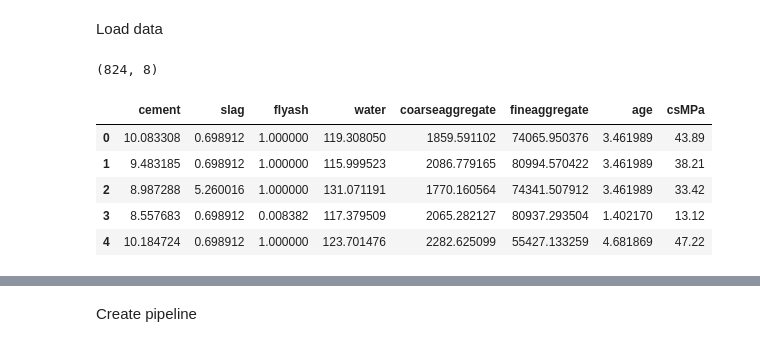
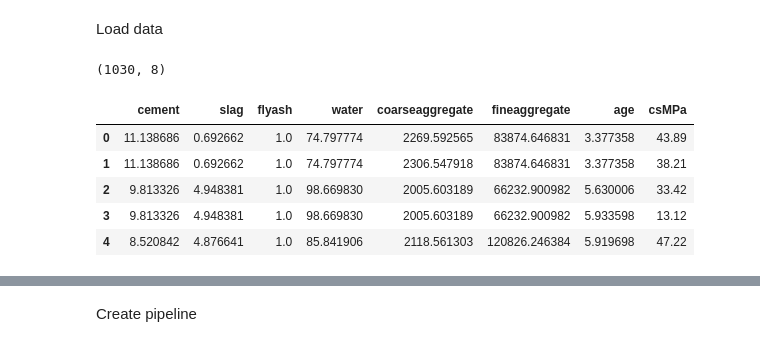
Before and after one commit to Dante-Cadiz/concrete-strength, a Jupyter notebook: jupyter_notebooks/ModellingAndEvaluation.ipynb, the cells around one changed output, grey strips where cells are left out. Drawn from its saved outputs; the diff is of its cells as text; code cells hidden in the pictures.

```diff
--- a/jupyter_notebooks/ModellingAndEvaluation.ipynb
+++ b/jupyter_notebooks/ModellingAndEvaluation.ipynb
@@ -31,14 +31,14 @@ Load data
 # %%
 import numpy as np
 import pandas as pd
-df = (pd.read_csv("outputs/datasets/cleaned/TrainSetEngineered.csv"))
+df = (pd.read_csv("outputs/datasets/cleaned/DatasetEngineered.csv"))
 print(df.shape)
 df.head()
 # %% [output]
-(824, 8)
+(1030, 8)
 |  | cement | slag | flyash | water | coarseaggregate | fineaggregate | age | csMPa |
-| 0 | 10.083308 | 0.698912 | 1.000000 | 119.308050 | 1859.591102 | 74065.950376 | 3.461989 | 43.89 |
-| 1 | 9.483185 | 0.698912 | 1.000000 | 115.999523 | 2086.779165 | 80994.570422 | 3.461989 | 38.21 |
-| 2 | 8.987288 | 5.260016 | 1.000000 | 131.071191 | 1770.160564 | 74341.507912 | 3.461989 | 33.42 |
-| 3 | 8.557683 | 0.698912 | 0.008382 | 117.379509 | 2065.282127 | 80937.293504 | 1.402170 | 13.12 |
-| 4 | 10.184724 | 0.698912 | 1.000000 | 123.701476 | 2282.625099 | 55427.133259 | 4.681869 | 47.22 |
+| 0 | 11.138686 | 0.692662 | 1.0 | 74.797774 | 2269.592565 | 83874.646831 | 3.377358 | 43.89 |
+| 1 | 11.138686 | 0.692662 | 1.0 | 74.797774 | 2306.547918 | 83874.646831 | 3.377358 | 38.21 |
+| 2 | 9.813326 | 4.948381 | 1.0 | 98.669830 | 2005.603189 | 66232.900982 | 5.630006 | 33.42 |
+| 3 | 9.813326 | 4.948381 | 1.0 | 98.669830 | 2005.603189 | 66232.900982 | 5.933598 | 13.12 |
+| 4 | 8.520842 | 4.876641 | 1.0 | 85.841906 | 2118.561303 | 120826.246384 | 5.919698 | 47.22 |
```
Also changed, not shown: parts of 7 cells of this notebook, 2 other files.
